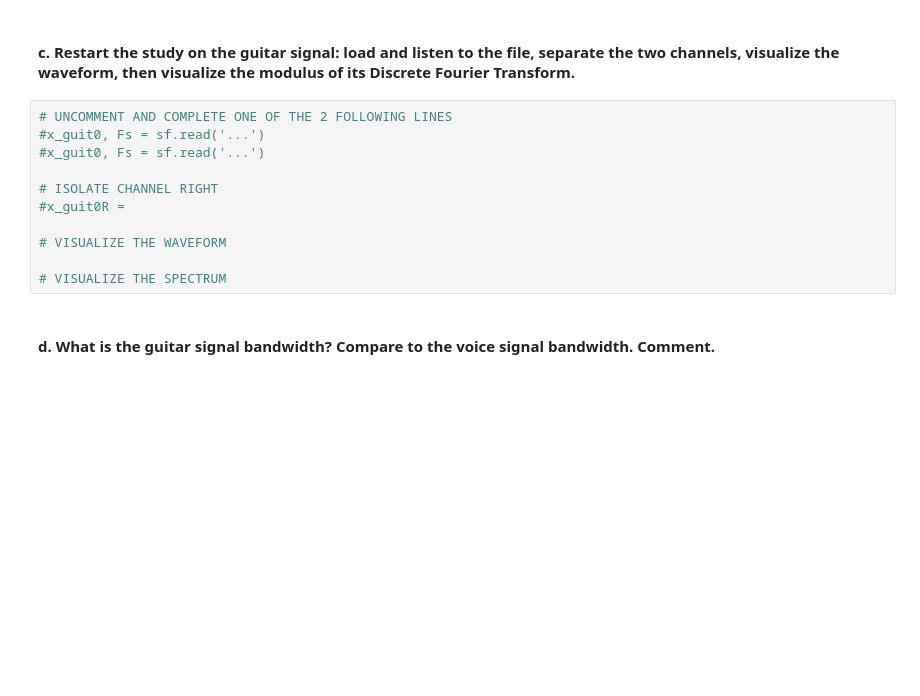
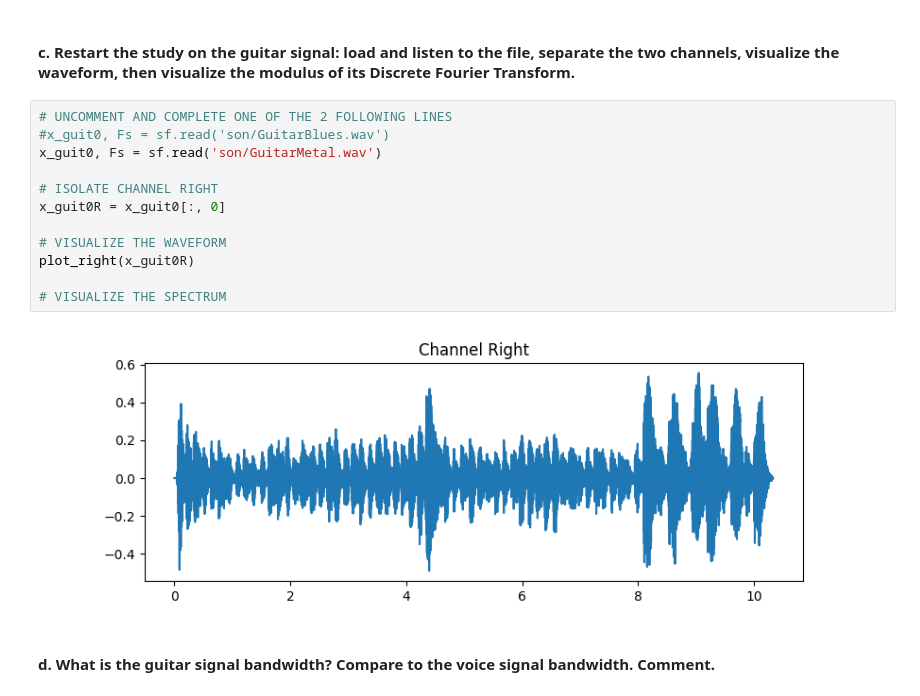
Before and after one commit to SharaineMALARVIJY/S1_Traitement_du_son, a Jupyter notebook: TP1/TP1_Son1.ipynb, the cells around one changed output. Saved outputs shown, nothing was run; the diff lists cells and outputs as text; blank space fills up the shorter version.

```diff
--- a/TP1/TP1_Son1.ipynb
+++ b/TP1/TP1_Son1.ipynb
@@ -51,15 +89,18 @@ from filtres import filtre
 #### c. Restart the study on the guitar signal: load and listen to the file, separate the two channels, visualize the waveform, then visualize the modulus of its Discrete Fourier Transform.
 # %%
 # UNCOMMENT AND COMPLETE ONE OF THE 2 FOLLOWING LINES
-#x_guit0, Fs = sf.read('...')
-#x_guit0, Fs = sf.read('...')
+#x_guit0, Fs = sf.read('son/GuitarBlues.wav')
+x_guit0, Fs = sf.read('son/GuitarMetal.wav')
 
 # ISOLATE CHANNEL RIGHT
-#x_guit0R =
+x_guit0R = x_guit0[:, 0]
 
 # VISUALIZE THE WAVEFORM
+plot_right(x_guit0R)
 
 # VISUALIZE THE SPECTRUM
+# %% [output]
+[figure, added]
 # %% [markdown]
 #### d. What is the guitar signal bandwidth? Compare to the voice signal bandwidth. Comment.
 # %% [markdown]
```
Also changed, not shown: parts of 13 cells of this notebook.
